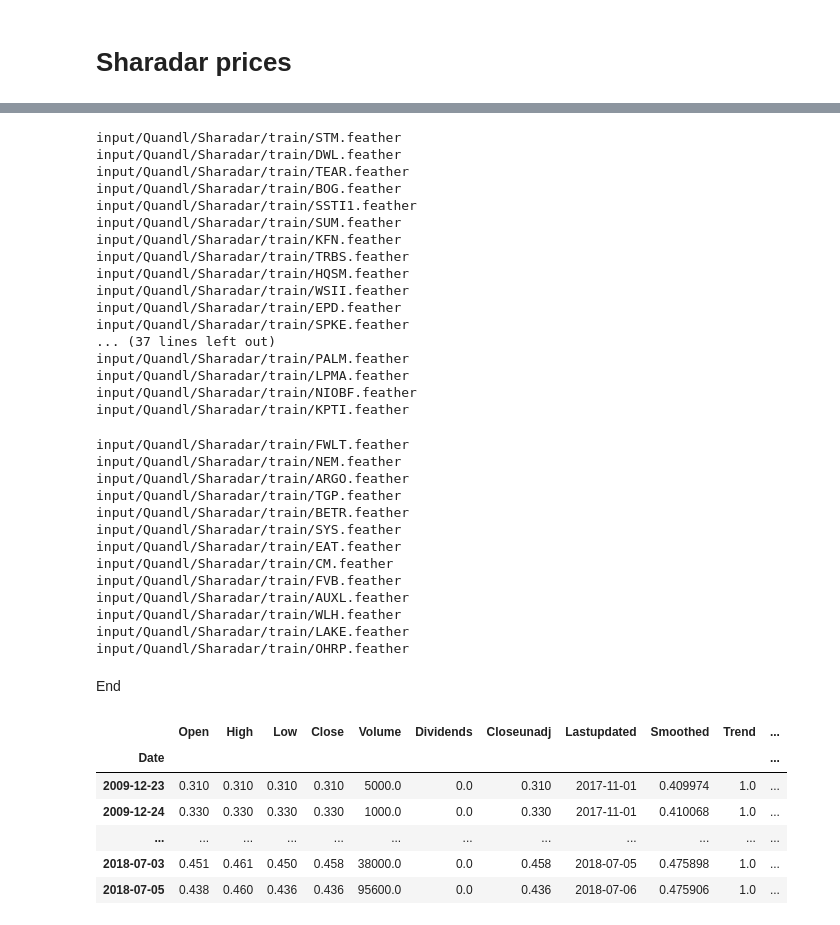
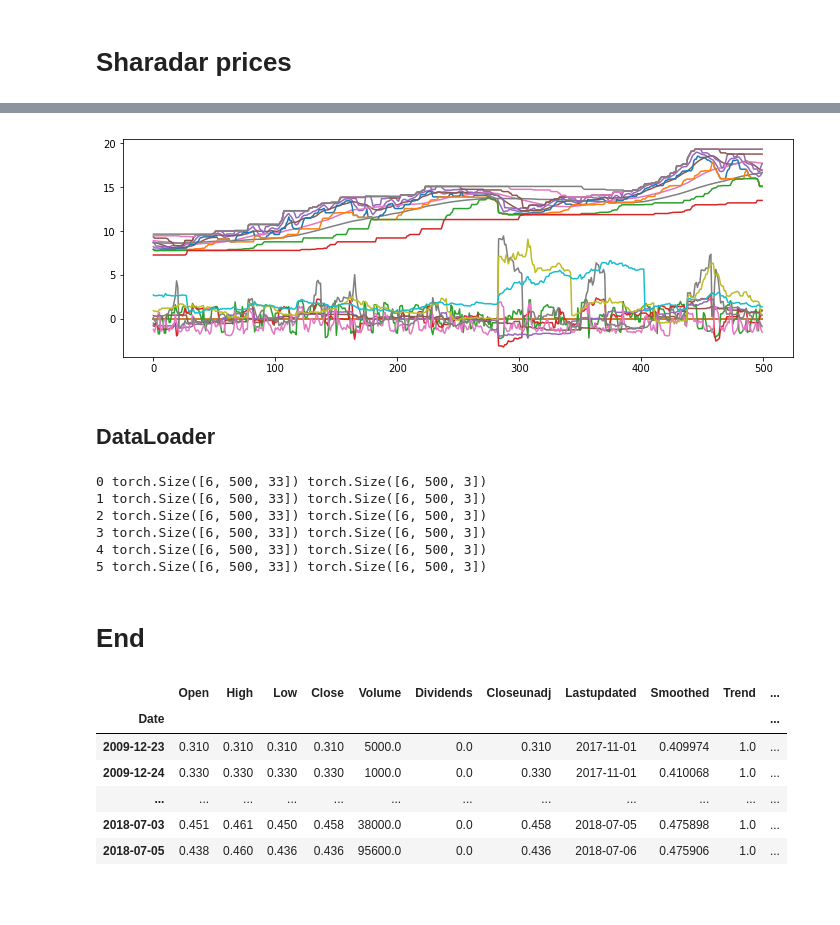
Before and after one commit to peerchen/trend-following-1, a Jupyter notebook: Pytorch - Data Loading.ipynb, the cells around one changed output, grey strips where cells are left out. Cells and saved outputs as stored; diff of their text form; code cells hidden in the pictures; blank space fills up the shorter version.

Commit message:
Pytorch data

```diff
--- a/Pytorch - Data Loading.ipynb
+++ b/Pytorch - Data Loading.ipynb
@@ -335,5 +411,11 @@ torch.Size([500, 8]) torch.Size([500, 3])
+# %%
+plt.plot(sh_j['features'][:, 5:].numpy());
+# %% [output]
+[figure, added]
+# %% [markdown]
+## DataLoader
 # %%
-sh_loader = DataLoader(sh_dataset, batch_size=6, shuffle=False, num_workers=2)
+sh_loader = DataLoader(sh_dataset, batch_size=6)
 
 for i_batch, sample_batched in enumerate(sh_loader):
     print(i_batch, sample_batched['features'].size(),
@@ -342,38 +424,14 @@ for i_batch, sample_batched in enumerate(sh_loader):
     if i_batch == 5:
         break
 # %% [output]
-input/Quandl/Sharadar/train/STM.feather
-input/Quandl/Sharadar/train/DWL.feather
-input/Quandl/Sharadar/train/TEAR.feather
-input/Quandl/Sharadar/train/BOG.feather
-input/Quandl/Sharadar/train/SSTI1.feather
-input/Quandl/Sharadar/train/SUM.feather
-input/Quandl/Sharadar/train/KFN.feather
-input/Quandl/Sharadar/train/TRBS.feather
-input/Quandl/Sharadar/train/HQSM.feather
-input/Quandl/Sharadar/train/WSII.feather
-input/Quandl/Sharadar/train/EPD.feather
-input/Quandl/Sharadar/train/SPKE.feather
-... (37 lines left out)
-input/Quandl/Sharadar/train/PALM.feather
-input/Quandl/Sharadar/train/LPMA.feather
-input/Quandl/Sharadar/train/NIOBF.feather
-input/Quandl/Sharadar/train/KPTI.feather
+0 torch.Size([6, 500, 33]) torch.Size([6, 500, 3])
+1 torch.Size([6, 500, 33]) torch.Size([6, 500, 3])
+2 torch.Size([6, 500, 33]) torch.Size([6, 500, 3])
+3 torch.Size([6, 500, 33]) torch.Size([6, 500, 3])
+4 torch.Size([6, 500, 33]) torch.Size([6, 500, 3])
+5 torch.Size([6, 500, 33]) torch.Size([6, 500, 3])
-input/Quandl/Sharadar/train/FWLT.feather
-input/Quandl/Sharadar/train/NEM.feather
-input/Quandl/Sharadar/train/ARGO.feather
-input/Quandl/Sharadar/train/TGP.feather
-input/Quandl/Sharadar/train/BETR.feather
-input/Quandl/Sharadar/train/SYS.feather
-input/Quandl/Sharadar/train/EAT.feather
-input/Quandl/Sharadar/train/CM.feather
-input/Quandl/Sharadar/train/FVB.feather
-input/Quandl/Sharadar/train/AUXL.feather
-input/Quandl/Sharadar/train/WLH.feather
-input/Quandl/Sharadar/train/LAKE.feather
-input/Quandl/Sharadar/train/OHRP.feather
-# %% [markdown]
-End
+# %% [markdown]
+# End
 # %%
 df = pd.read_feather('input/Quandl/Sharadar/train/NIOBF.feather').set_index('Date')
 df = find_trends(df)
```
Also changed, not shown: parts of 31 cells of this notebook, 2 other files.
